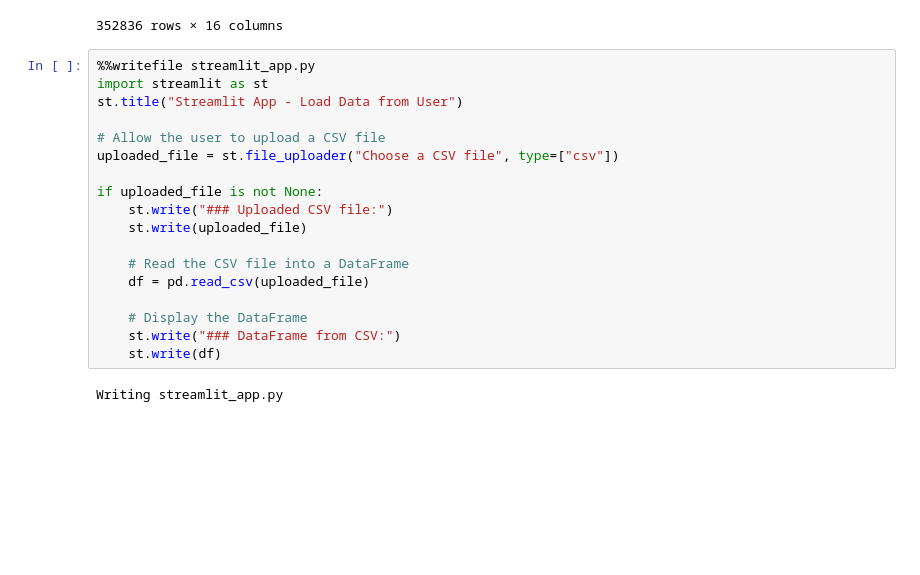
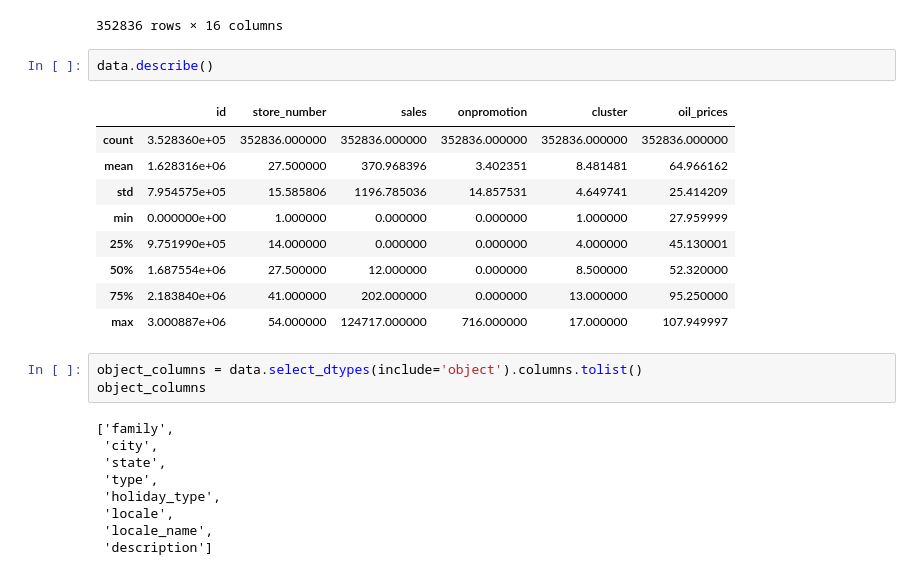
Before and after one commit to HannahMwende/LP4-Project, a Jupyter notebook: code.ipynb, the cells around one changed output. Drawn from its saved outputs; the diff is of its cells as text; blank space fills up the shorter version.

```diff
--- a/code.ipynb
+++ b/code.ipynb
@@ -69,23 +69,27 @@ data
 | 352834 | 3000886 | 2017-08-15 | 9 | SCHOOL AND OFFICE SUPPLIES | 121.000 | 8 | Quito | Pichincha | B | 6 | ... |
 | 352835 | 3000887 | 2017-08-15 | 9 | SEAFOOD | 16.000 | 0 | Quito | Pichincha | B | 6 | ... |
 352836 rows × 16 columns
-# %%
-%%writefile streamlit_app.py
-import streamlit as st
-st.title("Streamlit App - Load Data from User")
-
-# Allow the user to upload a CSV file
-uploaded_file = st.file_uploader("Choose a CSV file", type=["csv"])
-
-if uploaded_file is not None:
-    st.write("### Uploaded CSV file:")
-    st.write(uploaded_file)
-
-    # Read the CSV file into a DataFrame
-    df = pd.read_csv(uploaded_file)
-
-    # Display the DataFrame
-    st.write("### DataFrame from CSV:")
-    st.write(df)
-# %% [output]
-Writing streamlit_app.py
+# %%
+data.describe()
+# %% [output]
+|  | id | store_number | sales | onpromotion | cluster | oil_prices |
+| count | 3.528360e+05 | 352836.000000 | 352836.000000 | 352836.000000 | 352836.000000 | 352836.000000 |
+| mean | 1.628316e+06 | 27.500000 | 370.968396 | 3.402351 | 8.481481 | 64.966162 |
+| std | 7.954575e+05 | 15.585806 | 1196.785036 | 14.857531 | 4.649741 | 25.414209 |
+| min | 0.000000e+00 | 1.000000 | 0.000000 | 0.000000 | 1.000000 | 27.959999 |
+| 25% | 9.751990e+05 | 14.000000 | 0.000000 | 0.000000 | 4.000000 | 45.130001 |
+| 50% | 1.687554e+06 | 27.500000 | 12.000000 | 0.000000 | 8.500000 | 52.320000 |
+| 75% | 2.183840e+06 | 41.000000 | 202.000000 | 0.000000 | 13.000000 | 95.250000 |
+| max | 3.000887e+06 | 54.000000 | 124717.000000 | 716.000000 | 17.000000 | 107.949997 |
+# %%
+object_columns = data.select_dtypes(include='object').columns.tolist()
+object_columns
+# %% [output]
+['family',
+ 'city',
+ 'state',
+ 'type',
+ 'holiday_type',
+ 'locale',
+ 'locale_name',
+ 'description']
```
Also changed, not shown: parts of 1 cell of this notebook, 1 other file.
